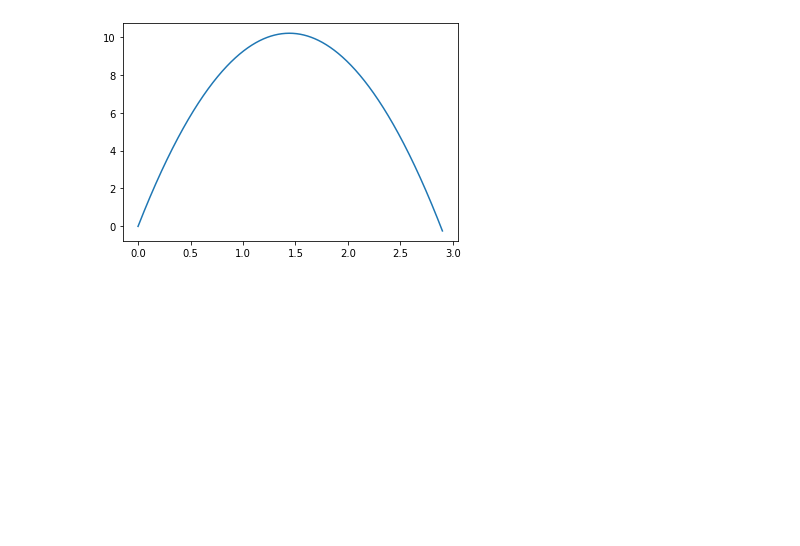
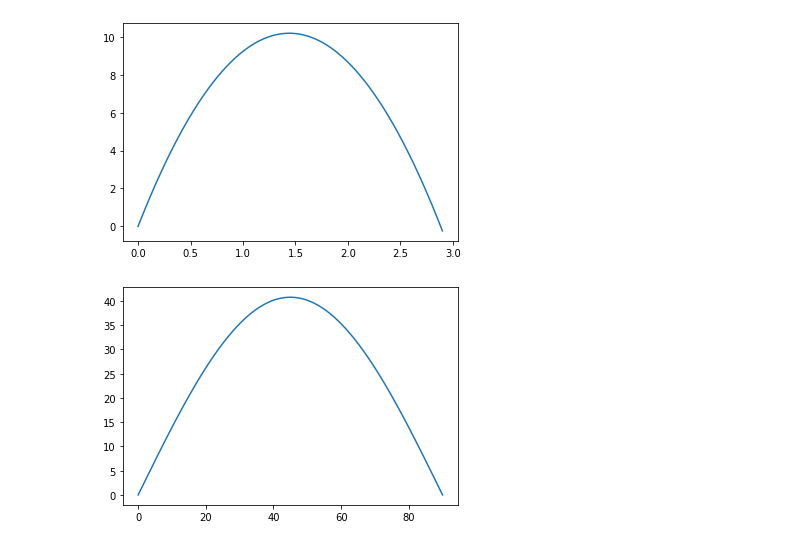
Before and after one commit to sergiovasquez122/Mathematics-for-programmers, a Jupyter notebook: chapter12.ipynb, the cells around one changed output. Drawn from its saved outputs; the diff is of its cells as text; code cells hidden in the pictures; blank space fills up the shorter version.

```diff
--- a/chapter12.ipynb
+++ b/chapter12.ipynb
@@ -116,3 +116,9 @@ def z(t):
 plot_function(z, 0, 2.9)
 # %% [output]
 [figure]
+# %%
+def r(theta):
+    return (-2*20*20/-9.81)*sin(theta*pi/180)*cos(theta*pi/180)
+plot_function(r,0,90)
+# %% [output]
+[figure, added]
```
